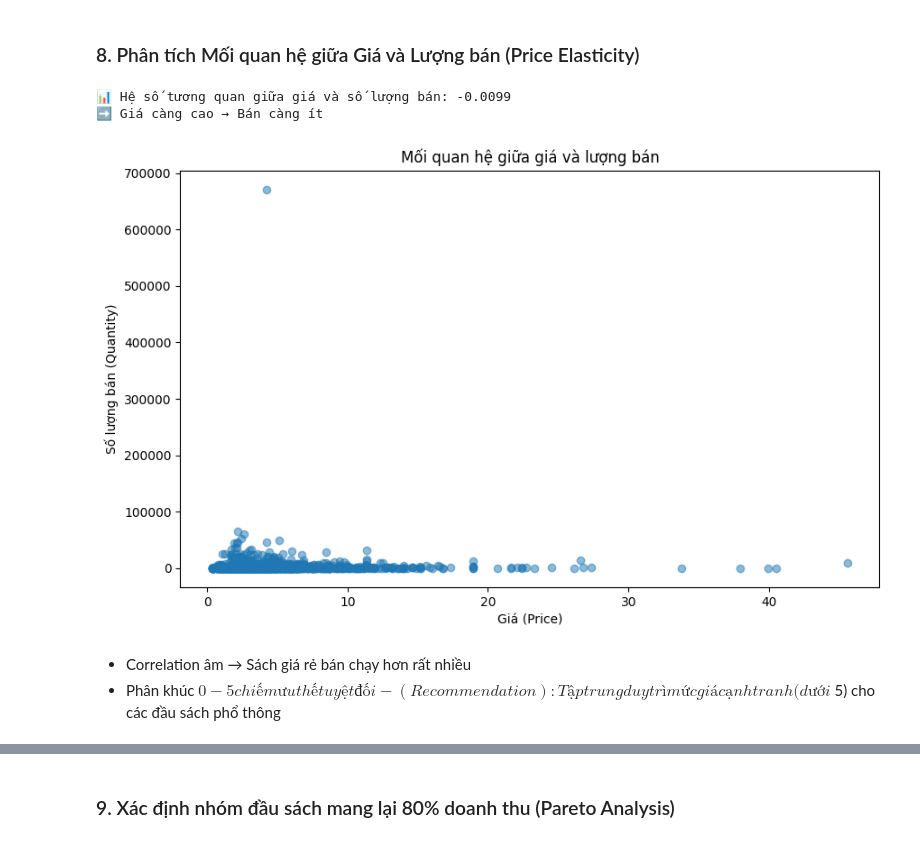
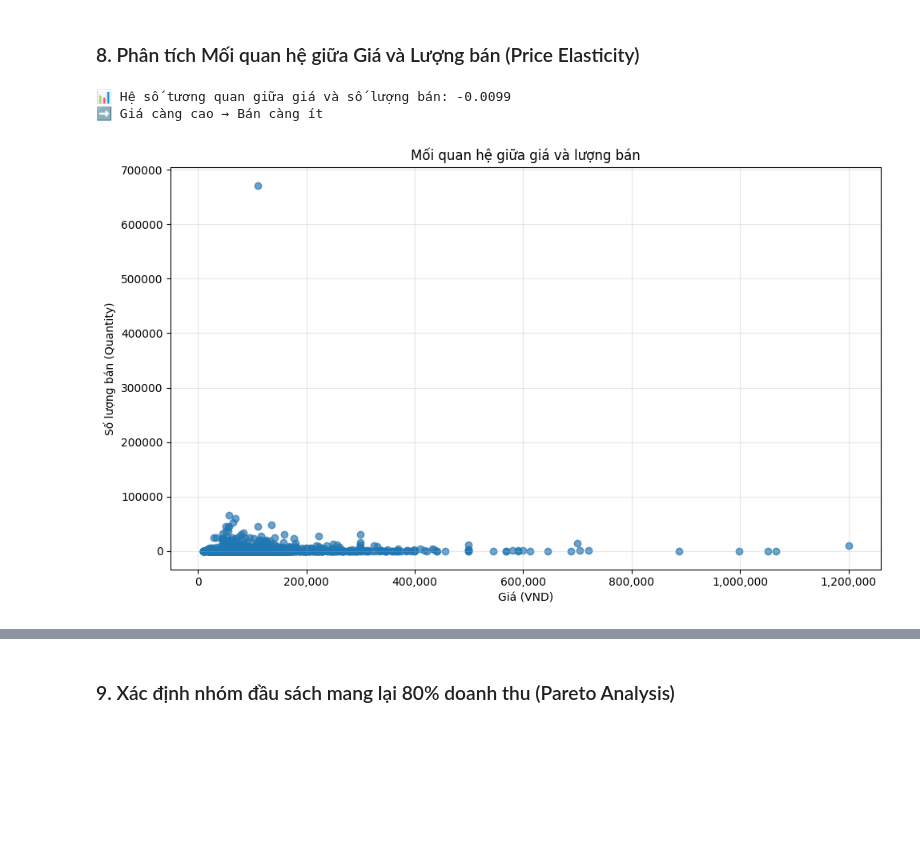
Before and after one commit to chgiabao04/cn-da22tta-chaugiabao-bookdata-machinelearning, a Jupyter notebook: src/eda.ipynb, the cells around one changed output, grey strips where cells are left out. Cells and saved outputs as stored; diff of their text form; code cells hidden in the pictures; blank space fills up the shorter version.

```diff
--- a/src/eda.ipynb
+++ b/src/eda.ipynb
@@ -450,20 +585,26 @@ TOP 10 NHÀ XUẤT BẢN CÓ DOANH THU CAO NHẤT (Không bao gồm Unknown):
 # %%
 # Tính correlation
 correlation = book['current_price'].corr(book['quantity'])
 print(f"📊 Hệ số tương quan giữa giá và số lượng bán: {correlation:.4f}")
 print(f"➡️ Giá càng cao → Bán càng {'ít' if correlation < 0 else 'nhiều'}")
 
 plt.figure(figsize=(10, 6))
-plt.scatter(book['current_price'], book['quantity'], alpha=0.5)
+plt.scatter(book['current_price'], book['quantity'], alpha=0.5, color='steelblue')
 plt.title('Mối quan hệ giữa giá và lượng bán')
-plt.xlabel('Giá (Price)')
+plt.xlabel('Giá (VND)')
 plt.ylabel('Số lượng bán (Quantity)')
+
+# Format trục X hiển thị số với dấu phẩy ngăn cách hàng nghìn
+from matplotlib.ticker import FuncFormatter
+def format_price(x, pos):
+    return f'{x:,.0f}'
+plt.gca().xaxis.set_major_formatter(FuncFormatter(format_price))
+
+plt.grid(alpha=0.3)
+plt.scatter(book['current_price'], book['quantity'], alpha=0.4)
+plt.tight_layout()
 plt.show()
 # %% [output]
 📊 Hệ số tương quan giữa giá và số lượng bán: -0.0099
 ➡️ Giá càng cao → Bán càng ít
-[figure, old version]
+[figure, new version]
-# %% [markdown]
-- Correlation âm → Sách giá rẻ bán chạy hơn rất nhiều
-- Phân khúc $0-5 chiếm ưu thế tuyệt đối
-- (Recommendation): Tập trung duy trì mức giá cạnh tranh (dưới $5) cho các đầu sách phổ thông
```
Also changed, not shown: parts of 39 cells of this notebook.
